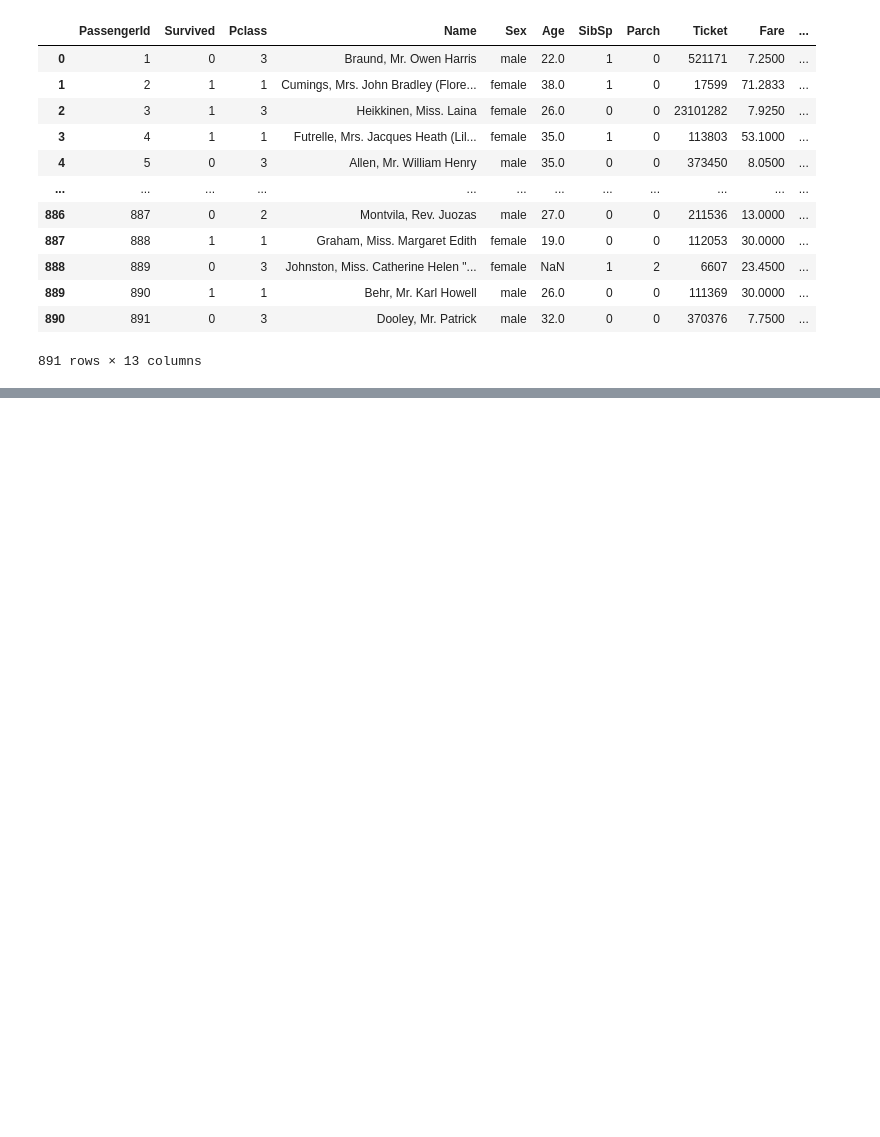
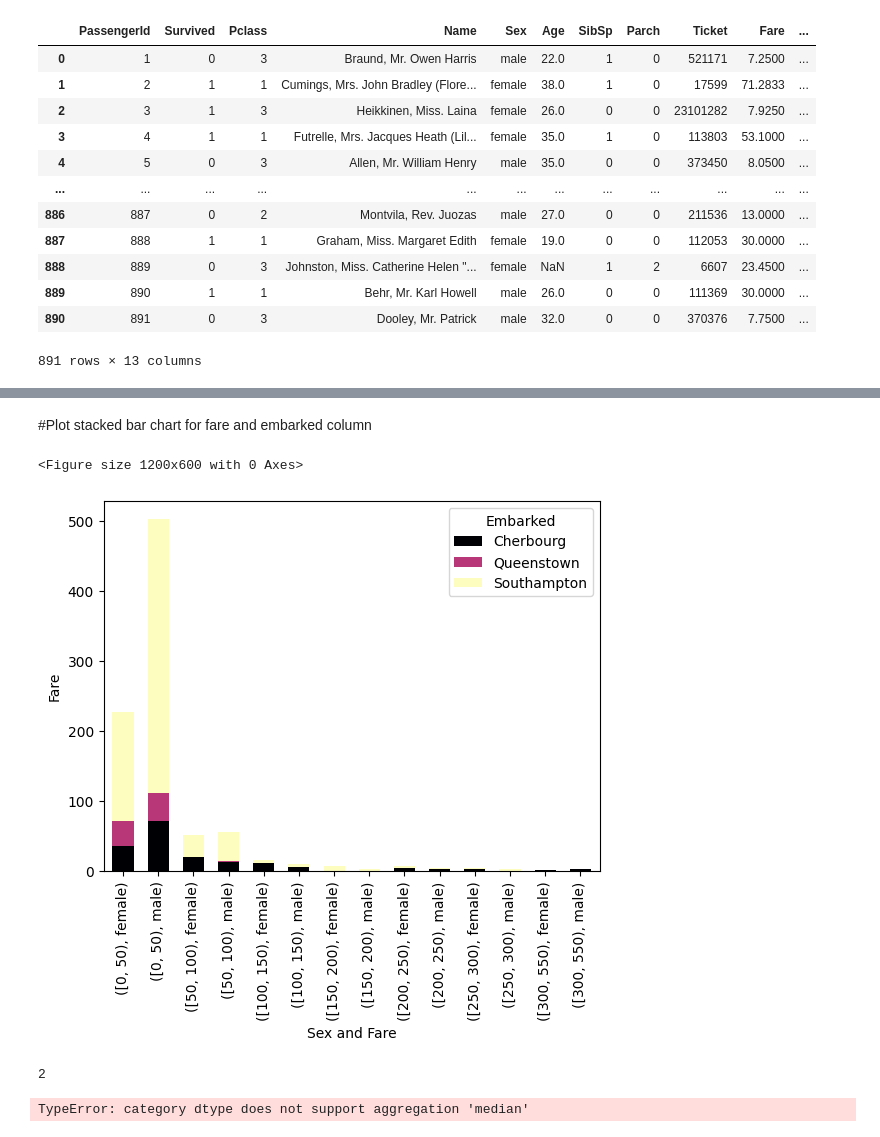
Before and after one commit to Hetvi-624/AI-ML-Internship, a Jupyter notebook: Untitled0.ipynb, the cells around one changed output, grey strips where cells are left out. Cells and saved outputs as stored; diff of their text form; code cells hidden in the pictures; blank space fills up the shorter version.

```diff
--- a/Untitled0.ipynb
+++ b/Untitled0.ipynb
@@ -301,0 +373,6 @@ df
+# %%
+# Check if 99 is already a category
+
+if 99 not in df["Age"].cat.categories: # Changed  99 to align with the fillna value
+    df["Age"] = df["Age"].cat.add_categories([99])  # add_categories expects a list
+df["Age"].fillna(99, inplace=True) # Fill NaN values with 99
@@ -301,0 +403,17 @@ df
+# %%
+
+age_bins = [0, 1, 10, 20, 30, 40, 50, 60, 70, 80, 90, 100]
+age_labels = [f'{age_bins[i]}-{age_bins[i+1]-1}' for i in range(len(age_bins)-1)]
+
+# Apply binning with labels
+df['Age_Binned'] = pd.cut(df['Age'], bins=age_bins, labels=age_labels, right=False)
+
+# Grouping data
+df_grouped = df.groupby(['Sex', 'Pclass', 'Age_Binned']).size().unstack(fill_value=0)
+plt.figure(figsize=(12, 6))
+df_grouped.plot(kind='bar', stacked=True, colormap='magma', width=0.6)
+plt.xlabel('Sex and class')
+#plt.ylabel('Age')
+#plt.xticks(rotation=45)  # Rotate x-axis labels for better readability
+plt.legend(title="Age", bbox_to_anchor=(1, 1), loc="best")
+plt.show()
@@ -301,0 +431,27 @@ df
+# %% [markdown]
+#Plot stacked bar chart for fare and embarked column
+# %%
+fare_bins = [0, 50, 100, 150, 200, 250, 300, 550]
+df['Fare_Category'] = pd.cut(df['Fare'], bins=fare_bins, right=False)
+df_grouped=df.groupby(['Fare_Category','Sex','Embarked']).size().unstack(fill_value=0)
+plt.figure(figsize=(12, 6))
+df_grouped.plot(kind='bar', stacked=True, colormap='magma', width=0.6)
+plt.xlabel('Sex and Fare')
+plt.ylabel('Fare')
+#plt.xticks(rotation=45)
+plt.legend(title="Embarked", bbox_to_anchor=(1, 1), loc="best")
+plt.show()
+# %% [output]
+<Figure size 1200x600 with 0 Axes>
+[figure, added]
+# %%
+df['Embarked'].isna().sum()
+# %% [output]
+2
+# %%
+#find grouped median
+df_grouped=df.groupby(['Pclass','Sex'])
+grouped_median=df_grouped['Age'].median()
+print(grouped_median)
+# %% [output]
+TypeError: category dtype does not support aggregation 'median'
```
Also changed, not shown: parts of 28 cells of this notebook.
